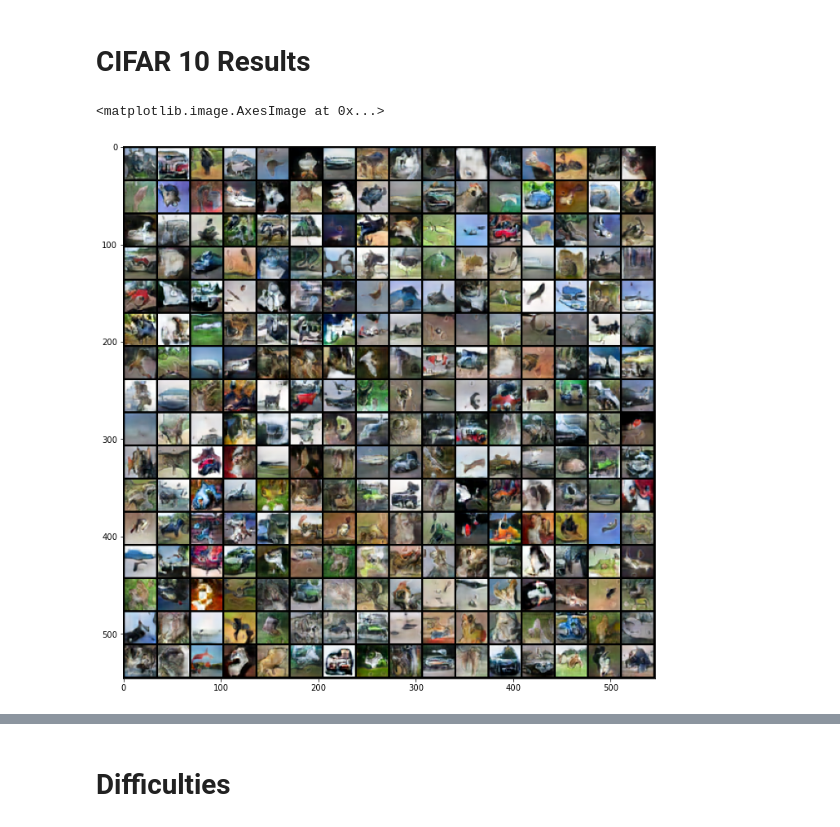
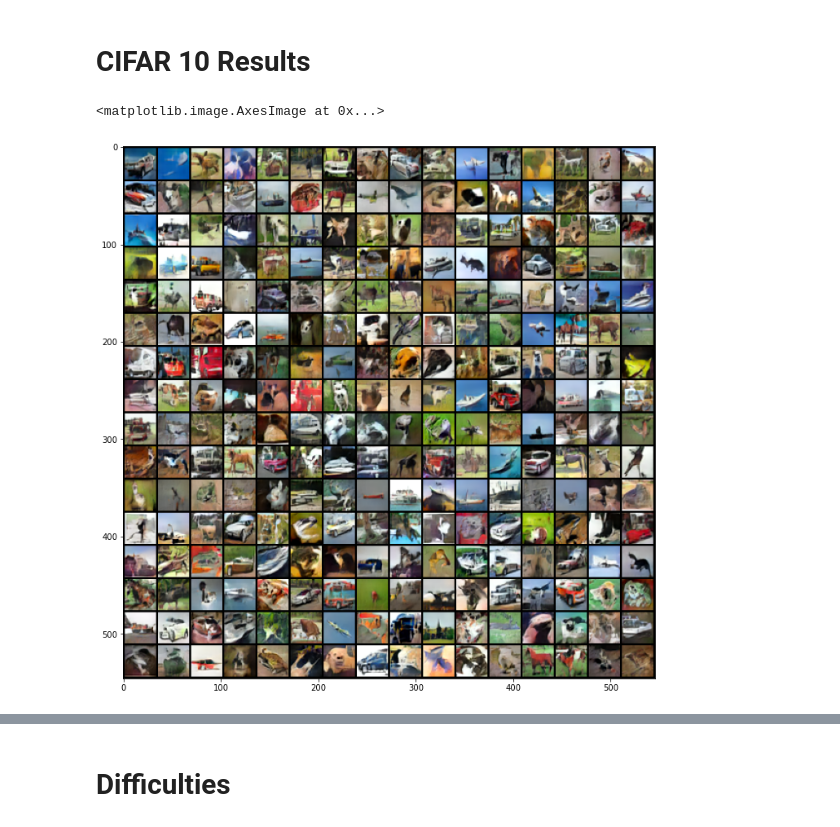
Before and after one commit to denizalperacar/MSG-GAN, a Jupyter notebook: main.ipynb, the cells around one changed output, grey strips where cells are left out. Cells and saved outputs as stored; diff of their text form; code cells hidden in the pictures.

```diff
--- a/main.ipynb
+++ b/main.ipynb
@@ -253,9 +298,9 @@ plt.imshow(img)
 # CIFAR 10 Results
 # %%
 num_blocks = 4
-latent_dim = 128
+latent_dim = 512
 batch_size = 256
-channels = np.array([512,512,512,512,512,256,128,64,32,16]).astype(int)//4
+channels = np.array([512*4,512,512,512,512,256,128,64,32,16]).astype(int)//4
 generator = model.Generator(
     num_blocks,
     channels=channels
@@ -267,13 +310,15 @@ latent_variable = get_latent_variable(batch_size, latent_dim, device)
 # %%
+latent_variable = get_latent_variable(batch_size, latent_dim, device)
 fake_images = generator(latent_variable)[num_blocks-1].detach().to('cpu')
+l = 256
 save_image(
-    fake_images.data[:256],
+    fake_images.data[:batch_size],
     "doc/qualitative_CIFAR10_result.png",
     nrow=int(batch_size**0.5),
     value_range=(-1,1),
     normalize=True)
 img = mpimg.imread("doc/qualitative_CIFAR10_result.png")
 plt.imshow(img)
 # %% [output]
 <matplotlib.image.AxesImage at 0x...>
-[figure, old version]
+[figure, new version]
```
Also changed, not shown: parts of 13 cells of this notebook, 16 other files.
